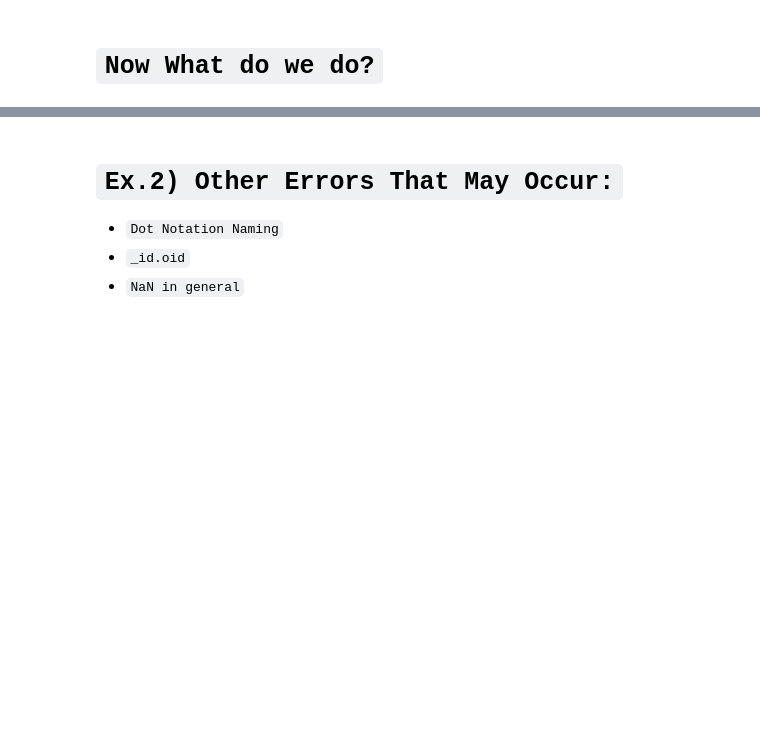
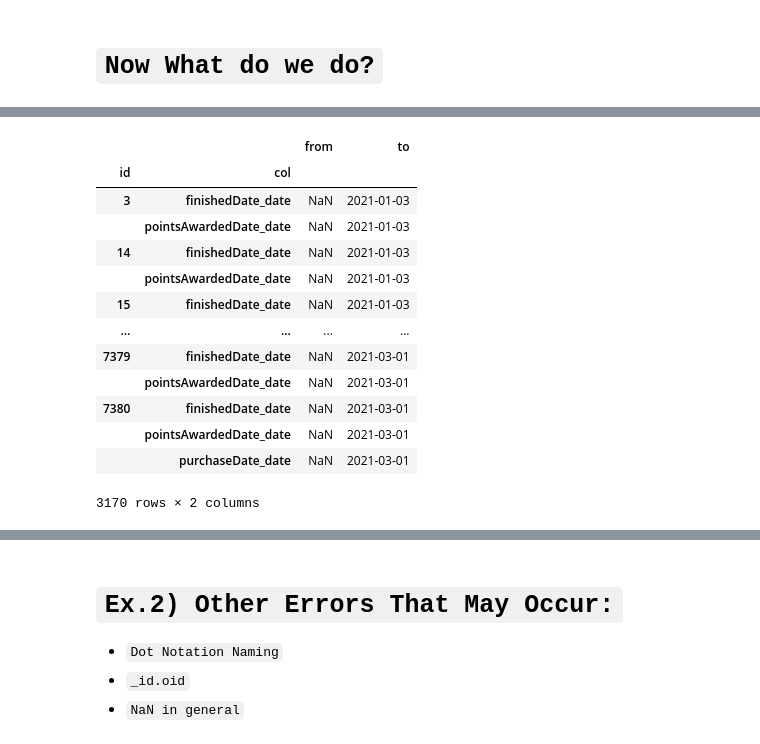
Before and after one commit to MrFuguDataScience/SendDataFrom-R-Python-to-SQL-PSQL-Mongo, a Jupyter notebook: Python_MySQL_Hiccups.ipynb, the cells around one changed output, grey strips where cells are left out. Saved outputs shown, nothing was run; the diff lists cells and outputs as text; code cells hidden in the pictures; blank space fills up the shorter version.

```diff
--- a/Python_MySQL_Hiccups.ipynb
+++ b/Python_MySQL_Hiccups.ipynb
@@ -181,0 +219,10 @@ df.columns
+# %%
+# Let's Check and see if its correct: USE Comparisons
+
+ne_stacked=(format_dt_df != format_updated_df).stack()
+
+changed = ne_stacked[ne_stacked]
+
+changed.index.names = ['id', 'col']
+
+changed
@@ -182,3 +243,31 @@ df.columns
+# %%
+import numpy as np
+
+df1=format_dt_df
+df2=format_updated_df
+
+difference_locations = np.where(df1 != df2)
+
+changed_from = df1.values[difference_locations]
+
+changed_to = df2.values[difference_locations]
+
+pd.DataFrame({'from': changed_from, 'to': changed_to}, index=changed.index)
+# %% [output]
+|  |  | from | to |
+| id | col |  |  |
+| 3 | finishedDate_date | NaN | 2021-01-03 |
+|  | pointsAwardedDate_date | NaN | 2021-01-03 |
+| 14 | finishedDate_date | NaN | 2021-01-03 |
+|  | pointsAwardedDate_date | NaN | 2021-01-03 |
+| 15 | finishedDate_date | NaN | 2021-01-03 |
+| ... | ... | ... | ... |
+| 7379 | finishedDate_date | NaN | 2021-03-01 |
+|  | pointsAwardedDate_date | NaN | 2021-03-01 |
+| 7380 | finishedDate_date | NaN | 2021-03-01 |
+|  | pointsAwardedDate_date | NaN | 2021-03-01 |
+|  | purchaseDate_date | NaN | 2021-03-01 |
+3170 rows × 2 columns
 # %%
 # 2)
 
```
Also changed, not shown: parts of 7 cells of this notebook.
